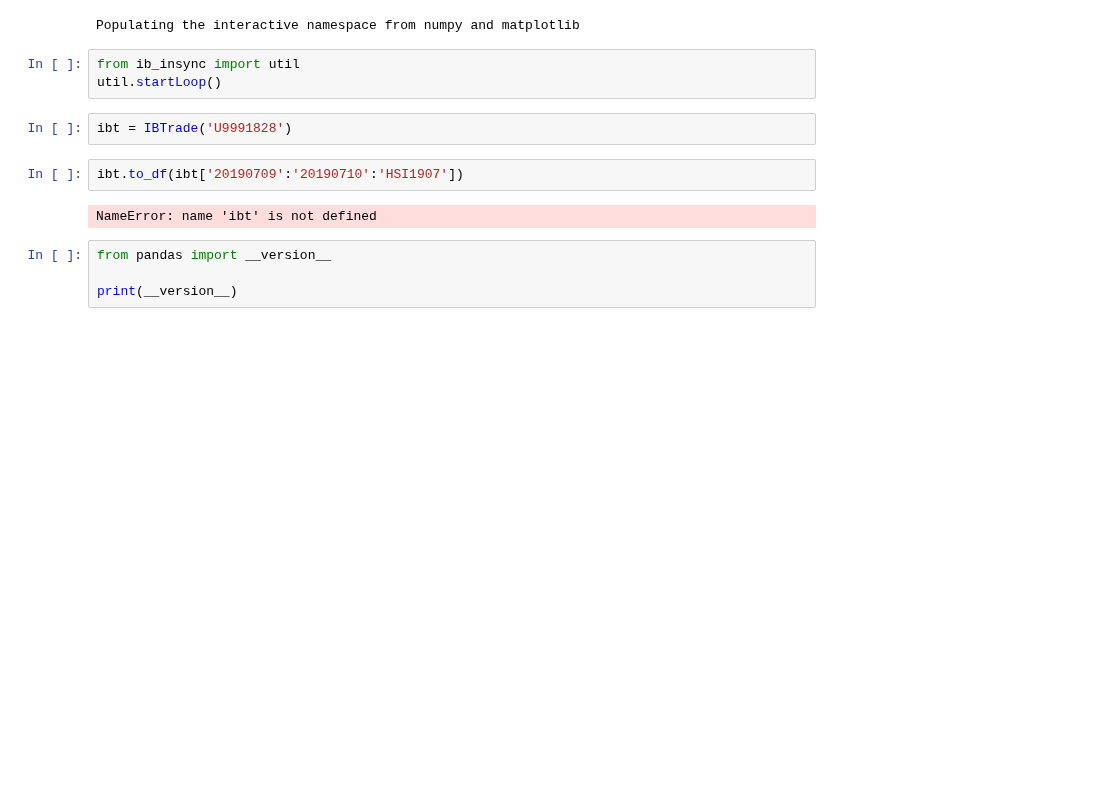
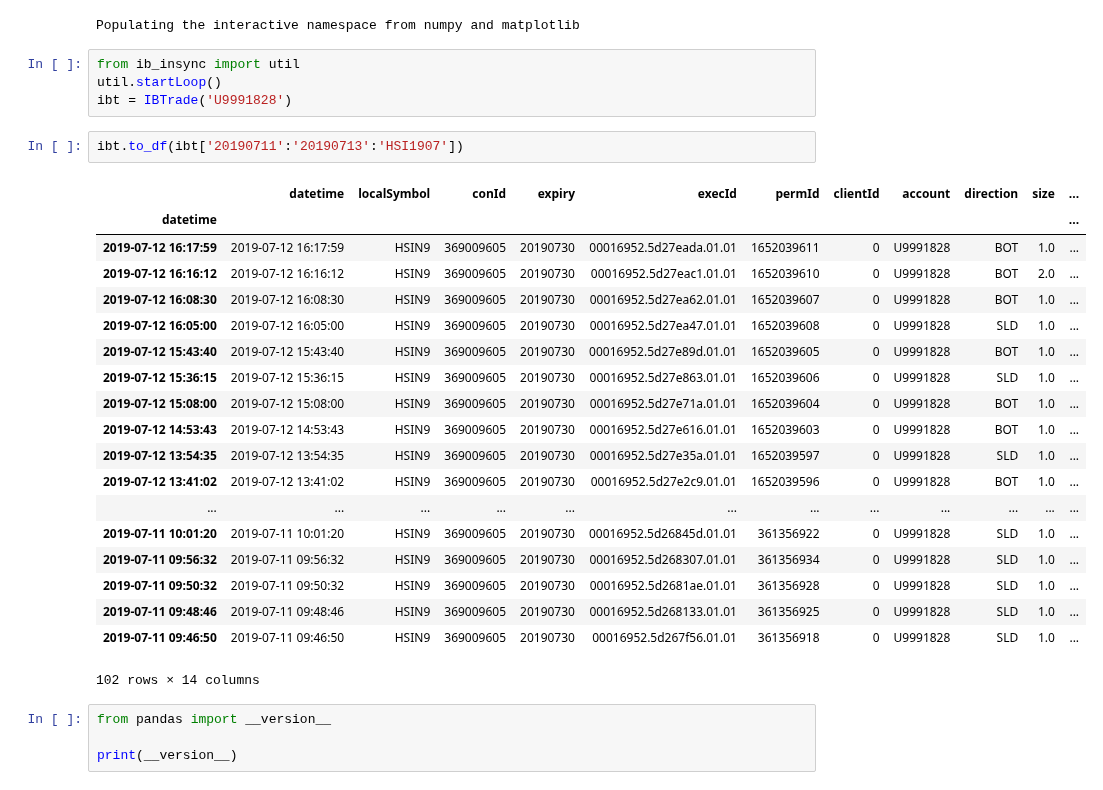
Before and after one commit to che7611/test2, a Jupyter notebook: trade_review_demo.ipynb, the cells around one changed output. Cells and saved outputs as stored; diff of their text form; blank space fills up the shorter version.

```diff
--- a/trade_review_demo.ipynb
+++ b/trade_review_demo.ipynb
@@ -8,12 +8,29 @@ Populating the interactive namespace from numpy and matplotlib
 # %%
 from ib_insync import util
 util.startLoop()
+ibt = IBTrade('U9991828')
-# %%
-ibt = IBTrade('U9991828')
 # %%
-ibt.to_df(ibt['20190709':'20190710':'HSI1907'])
+ibt.to_df(ibt['20190711':'20190713':'HSI1907'])
 # %% [output]
+|  | datetime | localSymbol | conId | expiry | execId | permId | clientId | account | direction | size | ... |
+| datetime |  |  |  |  |  |  |  |  |  |  | ... |
+| 2019-07-12 16:17:59 | 2019-07-12 16:17:59 | HSIN9 | 369009605 | 20190730 | 00016952.5d27eada.01.01 | 1652039611 | 0 | U9991828 | BOT | 1.0 | ... |
+| 2019-07-12 16:16:12 | 2019-07-12 16:16:12 | HSIN9 | 369009605 | 20190730 | 00016952.5d27eac1.01.01 | 1652039610 | 0 | U9991828 | BOT | 2.0 | ... |
+| 2019-07-12 16:08:30 | 2019-07-12 16:08:30 | HSIN9 | 369009605 | 20190730 | 00016952.5d27ea62.01.01 | 1652039607 | 0 | U9991828 | BOT | 1.0 | ... |
+| 2019-07-12 16:05:00 | 2019-07-12 16:05:00 | HSIN9 | 369009605 | 20190730 | 00016952.5d27ea47.01.01 | 1652039608 | 0 | U9991828 | SLD | 1.0 | ... |
+| 2019-07-12 15:43:40 | 2019-07-12 15:43:40 | HSIN9 | 369009605 | 20190730 | 00016952.5d27e89d.01.01 | 1652039605 | 0 | U9991828 | BOT | 1.0 | ... |
+| 2019-07-12 15:36:15 | 2019-07-12 15:36:15 | HSIN9 | 369009605 | 20190730 | 00016952.5d27e863.01.01 | 1652039606 | 0 | U9991828 | SLD | 1.0 | ... |
+| 2019-07-12 15:08:00 | 2019-07-12 15:08:00 | HSIN9 | 369009605 | 20190730 | 00016952.5d27e71a.01.01 | 1652039604 | 0 | U9991828 | BOT | 1.0 | ... |
+| 2019-07-12 14:53:43 | 2019-07-12 14:53:43 | HSIN9 | 369009605 | 20190730 | 00016952.5d27e616.01.01 | 1652039603 | 0 | U9991828 | BOT | 1.0 | ... |
+| 2019-07-12 13:54:35 | 2019-07-12 13:54:35 | HSIN9 | 369009605 | 20190730 | 00016952.5d27e35a.01.01 | 1652039597 | 0 | U9991828 | SLD | 1.0 | ... |
+| 2019-07-12 13:41:02 | 2019-07-12 13:41:02 | HSIN9 | 369009605 | 20190730 | 00016952.5d27e2c9.01.01 | 1652039596 | 0 | U9991828 | BOT | 1.0 | ... |
+| ... | ... | ... | ... | ... | ... | ... | ... | ... | ... | ... | ... |
+| 2019-07-11 10:01:20 | 2019-07-11 10:01:20 | HSIN9 | 369009605 | 20190730 | 00016952.5d26845d.01.01 | 361356922 | 0 | U9991828 | SLD | 1.0 | ... |
+| 2019-07-11 09:56:32 | 2019-07-11 09:56:32 | HSIN9 | 369009605 | 20190730 | 00016952.5d268307.01.01 | 361356934 | 0 | U9991828 | SLD | 1.0 | ... |
+| 2019-07-11 09:50:32 | 2019-07-11 09:50:32 | HSIN9 | 369009605 | 20190730 | 00016952.5d2681ae.01.01 | 361356928 | 0 | U9991828 | SLD | 1.0 | ... |
+| 2019-07-11 09:48:46 | 2019-07-11 09:48:46 | HSIN9 | 369009605 | 20190730 | 00016952.5d268133.01.01 | 361356925 | 0 | U9991828 | SLD | 1.0 | ... |
+| 2019-07-11 09:46:50 | 2019-07-11 09:46:50 | HSIN9 | 369009605 | 20190730 | 00016952.5d267f56.01.01 | 361356918 | 0 | U9991828 | SLD | 1.0 | ... |
-NameError: name 'ibt' is not defined
+102 rows × 14 columns
 # %%
 from pandas import __version__
 
```
Also changed, not shown: parts of 1 cell of this notebook, 6 other files.
